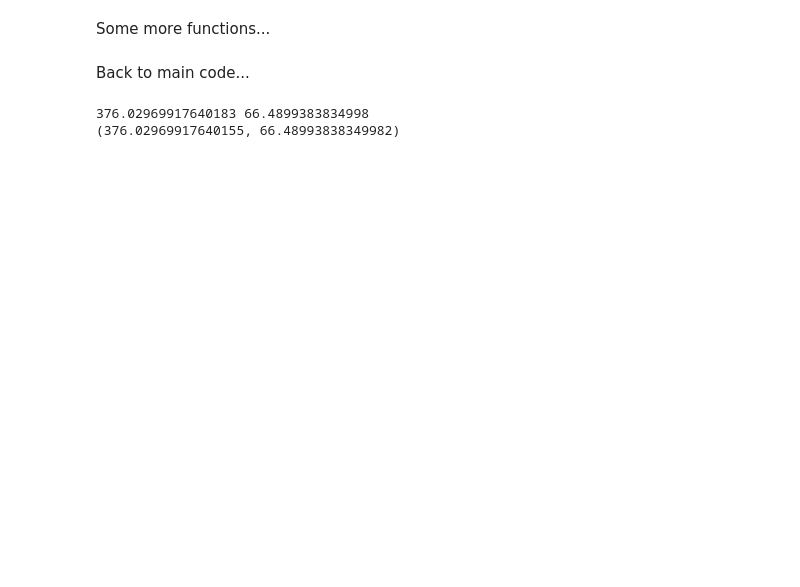
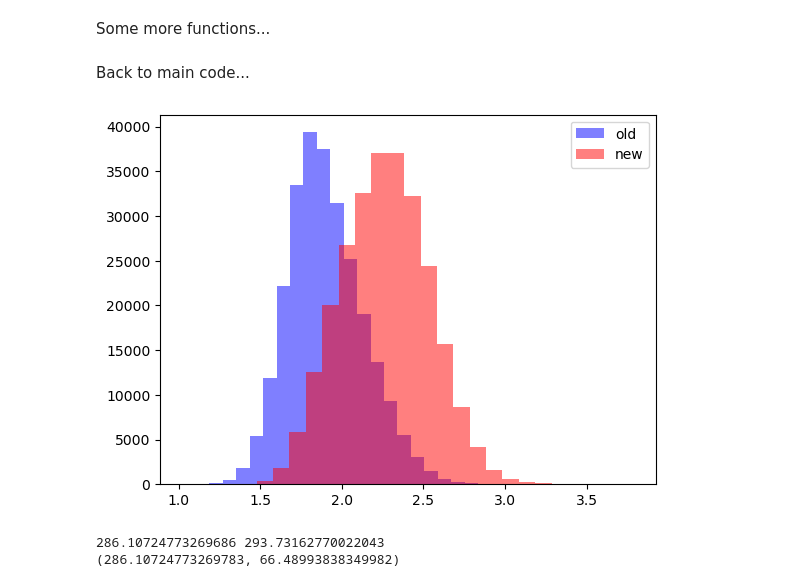
Before and after one commit to eh13913/Velocity-Reconstruction-Project, a Jupyter notebook: Notebooks/Compare_Velocity_Reconstruction.ipynb, the cells around one changed output. Saved outputs shown, nothing was run; the diff lists cells and outputs as text; code cells hidden in the pictures; blank space fills up the shorter version.

```diff
--- a/Notebooks/Compare_Velocity_Reconstruction.ipynb
+++ b/Notebooks/Compare_Velocity_Reconstruction.ipynb
@@ -260,14 +321,24 @@ Back to main code...
 # %%
 # retrieve difference in velocities and standard deviation in difference in velocities
 deltax,deltay,deltaz,stdx,stdy,stdz=full_recon_mean_std(64,rx,ry,rz)
+# %%
+deltax,deltay,deltaz,new1,new2,new3=full_recon_mean_std(64,rx,ry,rz)
+# %%
+plt.hist(np.log10(stdx.flatten()),bins=25,color='b',alpha=0.5,label='old')
+plt.hist(np.log10(new1.flatten()),bins=25,color='r',alpha=0.5,label='new')
+plt.legend()
+plt.show()
+# these are different, not sure...
+# %% [output]
+[figure, added]
 # %%
 # confirm that this method is computing the correct means and stds by comparing it to individual cells
 a,b,c=40,15,20
-print(deltax[a,b,c],stdx[a,b,c])
+print(deltax[a,b,c],new1[a,b,c]) #this confirms its definitely different...
 print(retrieve_diff_cell(a,b,c))
 # %% [output]
-376.02969917640183 66.4899383834998
-(376.02969917640155, 66.48993838349982)
+286.10724773269686 293.73162770022043
+(286.10724773269783, 66.48993838349982)
 # %%
 # create a plot of the distribution of difference in x, y and z velocities
 # histogram of log of each component
```
Also changed, not shown: parts of 8 cells of this notebook, 3 other files.
